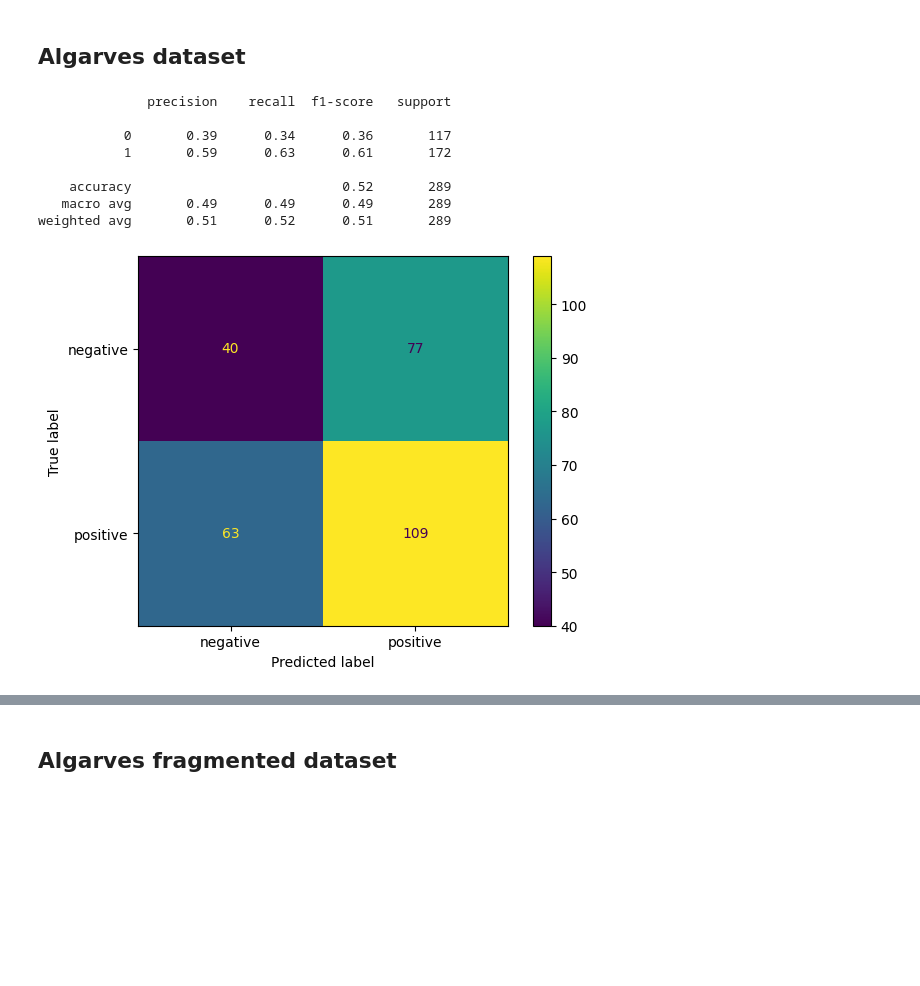
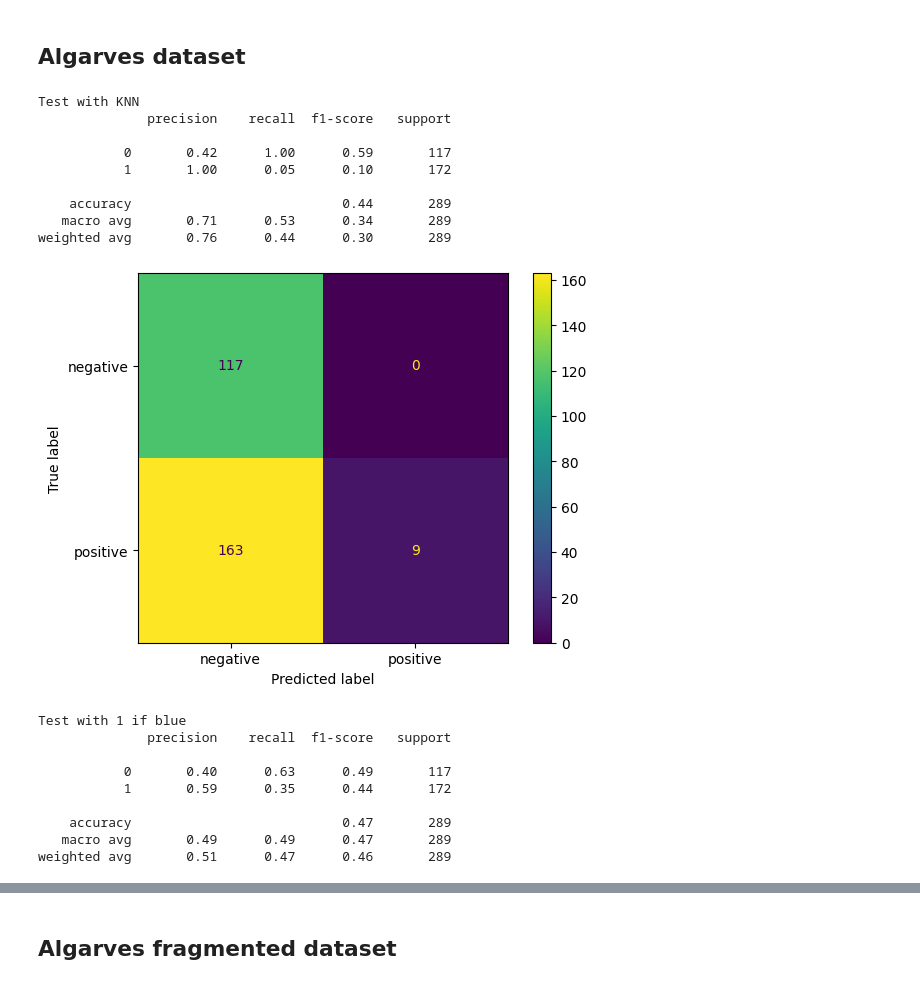
Before and after one commit to AlexisBaladon/Pool-Analyzer, a Jupyter notebook: scripts/baseline.ipynb, the cells around one changed output, grey strips where cells are left out. Cells and saved outputs as stored; diff of their text form; code cells hidden in the pictures; blank space fills up the shorter version.

```diff
--- a/scripts/baseline.ipynb
+++ b/scripts/baseline.ipynb
@@ -74,15 +100,33 @@ weighted avg       0.69      0.69      0.69       355
 ALGARVES_DATASET = os.path.join(DATASET_DIR, 'datasets', 'algarves', 'formatted_dataset')
 # %%
 algarves_positive_images, algarves_negative_images = load_dataset(ALGARVES_DATASET)
-# %%
-test_with_svm(train_positive_images, train_negative_images, algarves_positive_images, algarves_negative_images, blue_percentage)
-# %% [output]
-              precision    recall  f1-score   support
-
-           0       0.39      0.34      0.36       117
-           1       0.59      0.63      0.61       172
-
-    accuracy                           0.52       289
-   macro avg       0.49      0.49      0.49       289
-weighted avg       0.51      0.52      0.51       289
-[figure, removed]
+# %%
+train_shape = train_positive_images[0].shape[:2]
+algarves_positive_images = [np.array(Image.fromarray(img).resize(train_shape)) for img in algarves_positive_images]
+algarves_negative_images = [np.array(Image.fromarray(img).resize(train_shape)) for img in algarves_negative_images]
+# %%
+print('Test with KNN')
+test_with_knn(train_positive_images, train_negative_images, algarves_positive_images, algarves_negative_images)
+
+print('Test with 1 if blue')
+one_if_blue(algarves_positive_images, algarves_negative_images)
+# %% [output]
+Test with KNN
+              precision    recall  f1-score   support
+
+           0       0.42      1.00      0.59       117
+           1       1.00      0.05      0.10       172
+
+    accuracy                           0.44       289
+   macro avg       0.71      0.53      0.34       289
+weighted avg       0.76      0.44      0.30       289
+[figure, added]
+Test with 1 if blue
+              precision    recall  f1-score   support
+
+           0       0.40      0.63      0.49       117
+           1       0.59      0.35      0.44       172
+
+    accuracy                           0.47       289
+   macro avg       0.49      0.49      0.47       289
+weighted avg       0.51      0.47      0.46       289
```
Also changed, not shown: parts of 7 cells of this notebook, 49 other files.
